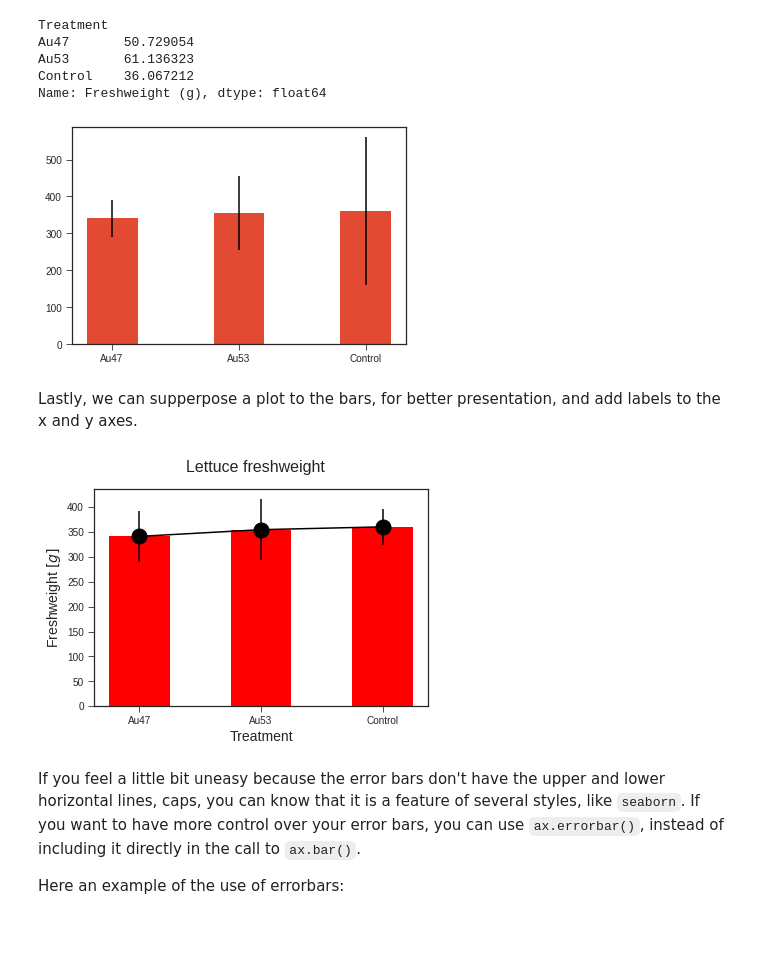
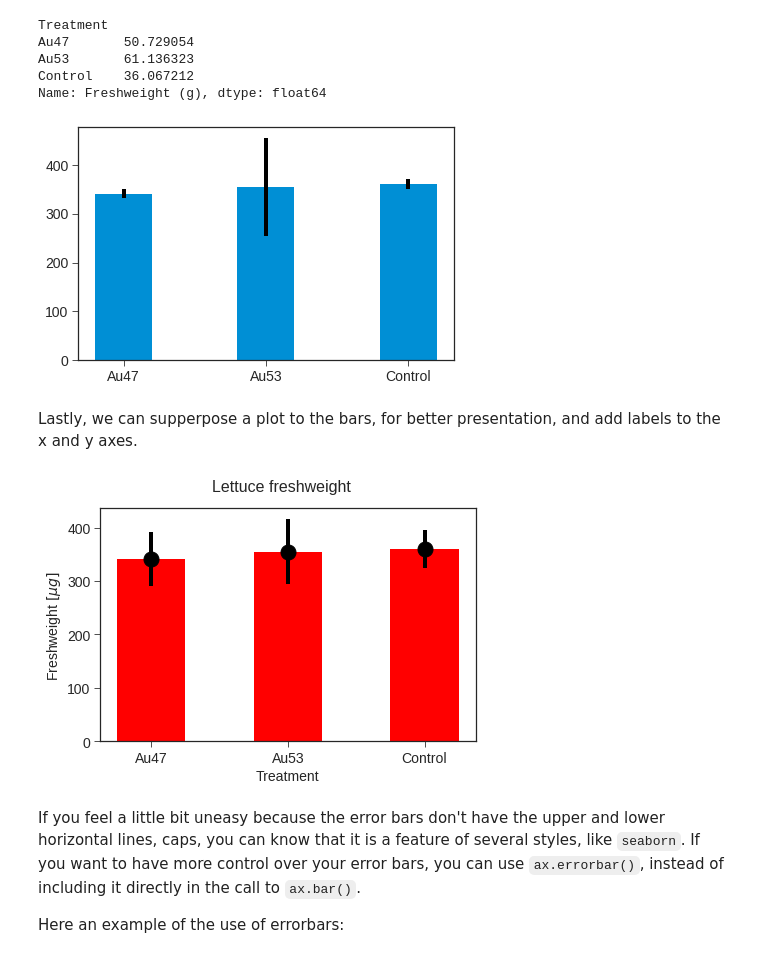
Before and after one commit to lskl/FIT_python_data, a Jupyter notebook: 5_matplotlib.ipynb, the cells around one changed output. Drawn from its saved outputs; the diff is of its cells as text; code cells hidden in the pictures; blank space fills up the shorter version.

```diff
--- a/5_matplotlib.ipynb
+++ b/5_matplotlib.ipynb
@@ -445,7 +451,7 @@ simple_graph()
 # %% [markdown]
 To activate a style "permanently" use the following command:
 # %%
-plt.style.use( 'ggplot' ) # Set 'ggplot' as the plotting style from now on
+plt.style.use( 'fivethirtyeight' ) # Set 'ggplot' as the plotting style from now on
 # %% [markdown]
 Our simple graph now looks like:
 # %%
@@ -547,21 +566,21 @@ Name: Freshweight (g), dtype: float64
 # %%
 #---------------------------------------------------------------------
 # Part 1: Create a figure and axis using plt.subplots
 fig, ax = plt.subplots()
 #---------------------------------------------------------------------
 
-manual_errors = [ 50, 100, 200 ]
+manual_errors = [ 10, 100, 10 ]
 
 # Part 2: Plot, modify, plot again, include text, etc.
 ax.bar( means.index, means['Freshweight (g)'], width=0.4, yerr=manual_errors )
 
 #---------------------------------------------------------------------
 # Part 3: Show, save to file, and close
 plt.show( fig )
 plt.close( fig )
 #---------------------------------------------------------------------
 # %% [output]
-[figure, old version]
+[figure, new version]
 # %% [markdown]
 Lastly, we can supperpose a plot to the bars, for better presentation, and add labels to the x and y axes.
 # %%
@@ -572,10 +591,10 @@ fig, ax = plt.subplots( )
 
 # Part 2: Plot, modify, plot again, include text, etc.
 ax.bar( means.index, means['Freshweight (g)'], width=0.5, yerr=stds['Freshweight (g)'], color='red' )
-ax.plot(means.index, means['Freshweight (g)'], marker='o', color='black', markersize=15 )
+ax.plot(means.index, means['Freshweight (g)'], marker='o', color='black', linewidth=0, markersize=15 )
 
 ax.set_xlabel( 'Treatment', fontsize=14 )
-ax.set_ylabel( 'Freshweight $[g]$', fontsize=14 )
+ax.set_ylabel( 'Freshweight $[\mu g]$', fontsize=14 )
 fig.suptitle( 'Lettuce freshweight', fontsize=16 )
 #---------------------------------------------------------------------
 # Part 3: Show, save to file, and close
@@ -583,7 +602,7 @@ plt.show( fig )
 plt.close( fig )
 #---------------------------------------------------------------------
 # %% [output]
-[figure, old version]
+[figure, new version]
 # %% [markdown]
 If you feel a little bit uneasy because the error bars don't have the upper and lower horizontal lines, caps, you can know that it is a feature of several styles, like `seaborn`. If you want to have more control over your error bars, you can use `ax.errorbar()`, instead of including it directly in the call to `ax.bar()`.
 
```
Also changed, not shown: parts of 30 cells of this notebook, 5 other files.
